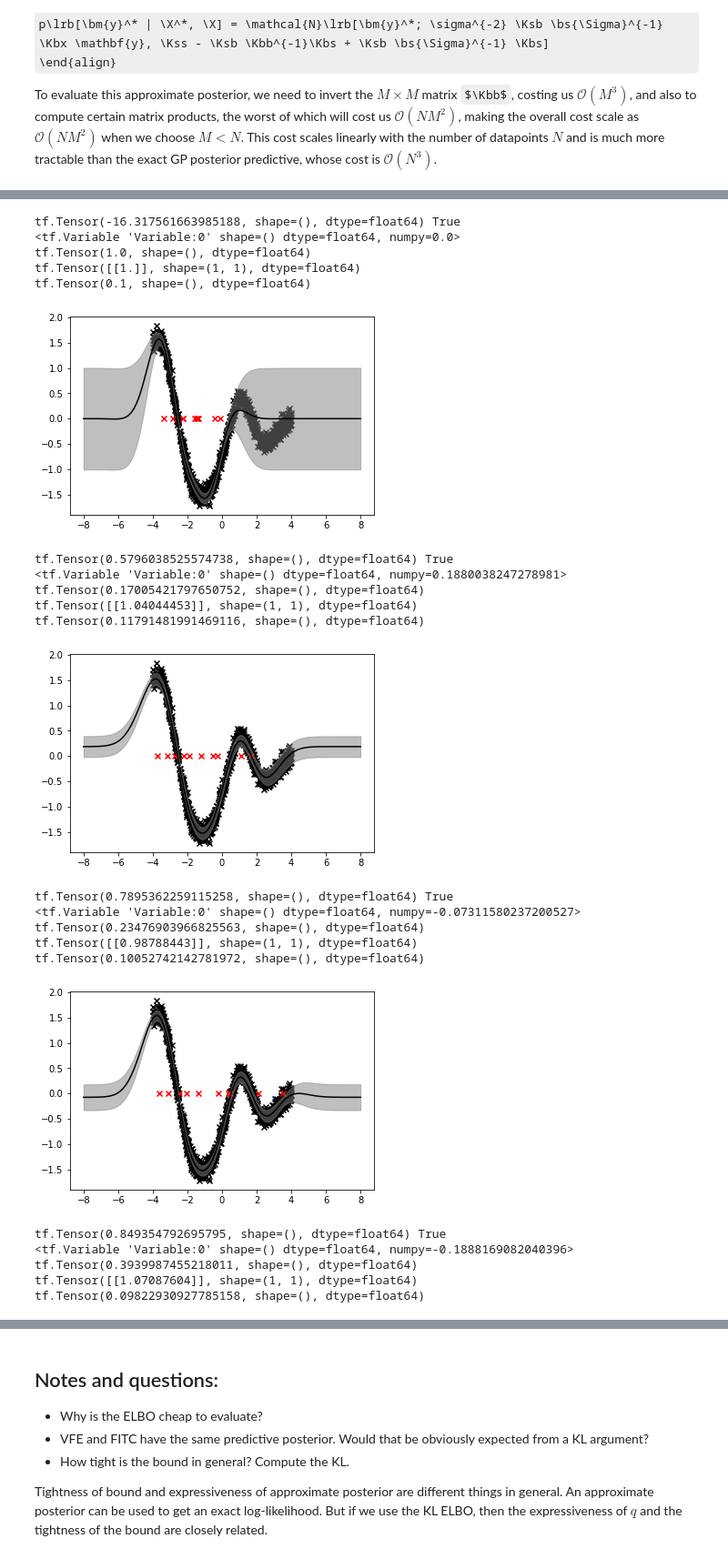
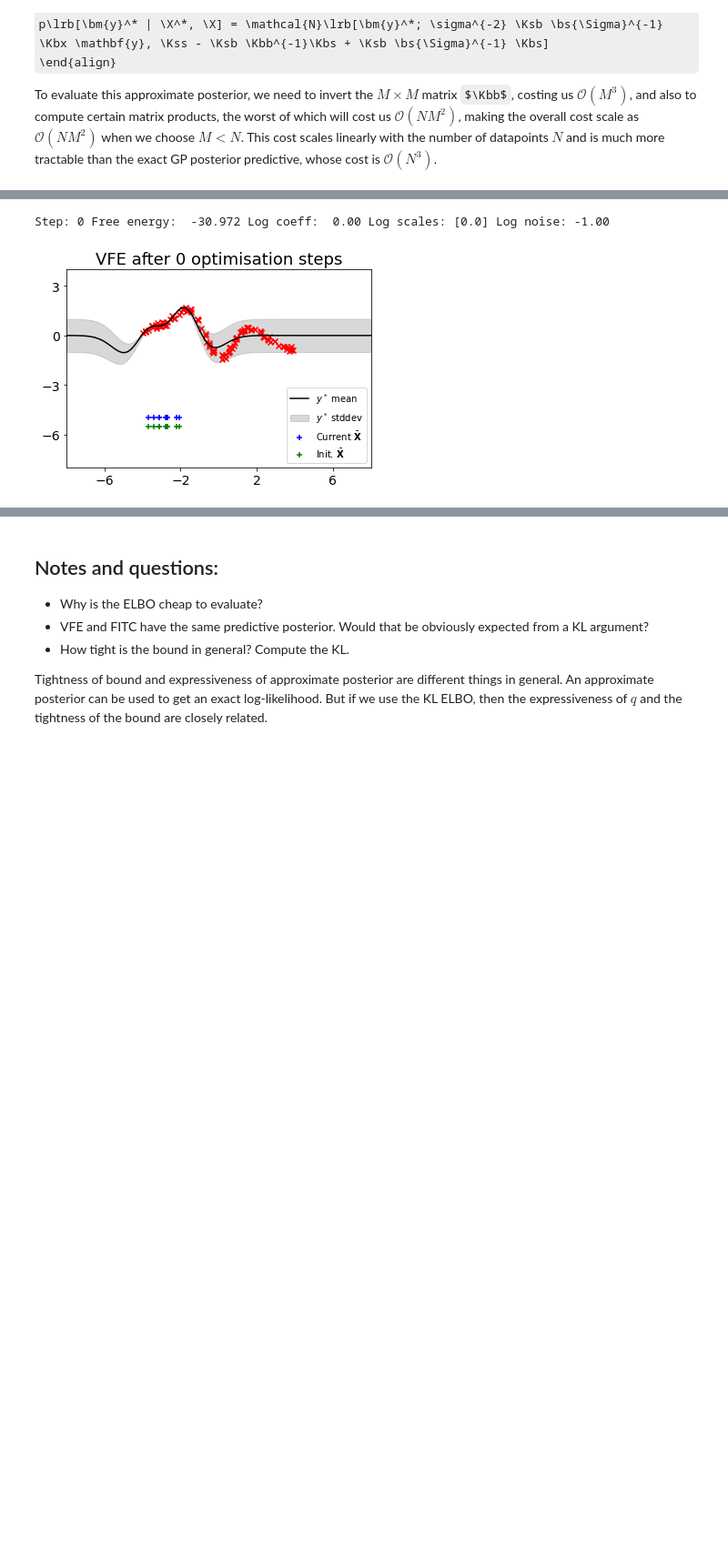
Before and after one commit to stratisMarkou/random-walks, a Jupyter notebook: content/gaussian-processes/sparse/vfe.ipynb, the cells around one changed output, grey strips where cells are left out. Shown at 91% size. Saved outputs shown, nothing was run; the diff lists cells and outputs as text; code cells hidden in the pictures; some formulas as TeX source; blank space fills up the shorter version.

```diff
--- a/content/gaussian-processes/sparse/vfe.ipynb
+++ b/content/gaussian-processes/sparse/vfe.ipynb
@@ -171,7 +185,7 @@ def eq_covariance(x1,
 np.random.seed(0)
 
 # Num. observations (N)
-N = 1000
+N = 100
 
 # EQ hyperparameters
 coeff = 1e0
@@ -400,7 +416,7 @@ class VFEGP(tf.keras.Model):
         diff = self.y_train - self.mean(self.x_train)[:, None]
         beta = tf.linalg.cholesky_solve(U_chol, tf.matmul(K_ind_train, diff)) / self.noise
 
-        mean = tf.matmul(K_pred_ind, beta) + self.mean(x_pred)[:, None]
+        mean = tf.matmul(K_pred_ind, beta)[:, 0] + self.mean(x_pred)
 
         L = tf.linalg.cholesky(K_ind_ind)
         U = tf.linalg.triangular_solve(L, K_ind_pred, lower=True)
@@ -465,7 +537,7 @@ dtype = tf.float64
 
 # Number GP constants
 M = 10
-inducing_range = (-4., 0.)
+inducing_range = (-4., -2.)
 log_noise = -1.
 log_coeff = 0.
 log_scales = [0.]
@@ -482,81 +554,42 @@ cov = eq_covariance(log_coeff=log_coeff,
 x_ind_dist = tfp.distributions.Uniform(low=inducing_range[0], high=inducing_range[1])
 x_ind_init = x_ind_dist.sample(sample_shape=(M, 1))
 x_ind_init = tf.cast(x_ind_init, dtype=dtype)
 
 # Define sparse GP
 vfe_gp = VFEGP(mean=mean,
                cov=cov,
                log_noise=log_noise,
                x_train=x_train,
                y_train=y_train,
                x_ind_init=x_ind_init,
                dtype=dtype)
 
 optimizer = tf.keras.optimizers.Adam(1e-1)
 
 x_pred = tf.linspace(-8., 8., 100)[:, None]
 x_pred = tf.cast(x_pred, dtype=tf.float64)
 
-for step in range(1000):
+for step in range(1001):
 
     with tf.GradientTape() as tape:
 
         free_energy = vfe_gp.free_energy()
         loss = - free_energy
 
-        if step % 100 == 0:
-            print(free_energy, any(vfe_gp.x_ind > 0.5) or any(vfe_gp.x_ind < -0.5))
-            print(vfe_gp.mean.constant)
-            print(vfe_gp.cov.coeff)
-            print(vfe_gp.cov.scales)
-            print(vfe_gp.noise)
+        if step % 1000 == 0:
 
-            pred_mean, pred_var = vfe_gp.post_pred(x_pred)
+            print_numbers(vfe_gp,
+                          step)
 
-            plt.scatter(vfe_gp.x_train,
-                        vfe_gp.y_train,
-                        color='k',
-                        marker='x')
-
-            plt.scatter(vfe_gp.x_ind[:, 0],
-                        tf.zeros_like(vfe_gp.x_ind)[:, 0],
-                        color='red',
-                        marker='x')
-
-            plt.plot(x_pred[:, 0],
-                     pred_mean[:, 0],
-                     color='k')
-
-            plt.fill_between(x_pred[:, 0],
-                             pred_mean[:, 0] - pred_var ** 0.5,
-                             pred_mean[:, 0] + pred_var ** 0.5,
-                             color='gray',
-                             alpha=0.5)
-            plt.show()
+            plot(vfe_gp,
+                 x_pred,
+                 x_train,
+                 y_train,
+                 x_ind_init,
+                 step)
 
     gradients = tape.gradient(loss, vfe_gp.trainable_variables)
     optimizer.apply_gradients(zip(gradients, vfe_gp.trainable_variables))
 # %% [output]
-tf.Tensor(-16.317561663985188, shape=(), dtype=float64) True
-<tf.Variable 'Variable:0' shape=() dtype=float64, numpy=0.0>
-tf.Tensor(1.0, shape=(), dtype=float64)
-tf.Tensor([[1.]], shape=(1, 1), dtype=float64)
-tf.Tensor(0.1, shape=(), dtype=float64)
+Step: 0 Free energy:  -30.972 Log coeff:  0.00 Log scales: [0.0] Log noise: -1.00
-[figure, old version]
+[figure, new version]
-tf.Tensor(0.5796038525574738, shape=(), dtype=float64) True
-<tf.Variable 'Variable:0' shape=() dtype=float64, numpy=0.1880038247278981>
-tf.Tensor(0.17005421797650752, shape=(), dtype=float64)
-tf.Tensor([[1.04044453]], shape=(1, 1), dtype=float64)
-tf.Tensor(0.11791481991469116, shape=(), dtype=float64)
-[figure, removed]
-tf.Tensor(0.7895362259115258, shape=(), dtype=float64) True
-<tf.Variable 'Variable:0' shape=() dtype=float64, numpy=-0.07311580237200527>
-tf.Tensor(0.23476903966825563, shape=(), dtype=float64)
-tf.Tensor([[0.98788443]], shape=(1, 1), dtype=float64)
-tf.Tensor(0.10052742142781972, shape=(), dtype=float64)
-[figure, removed]
-tf.Tensor(0.849354792695795, shape=(), dtype=float64) True
-<tf.Variable 'Variable:0' shape=() dtype=float64, numpy=-0.1888169082040396>
-tf.Tensor(0.3939987455218011, shape=(), dtype=float64)
-tf.Tensor([[1.07087604]], shape=(1, 1), dtype=float64)
-tf.Tensor(0.09822930927785158, shape=(), dtype=float64)
```
Also changed, not shown: parts of 8 cells of this notebook, 1 other file.
